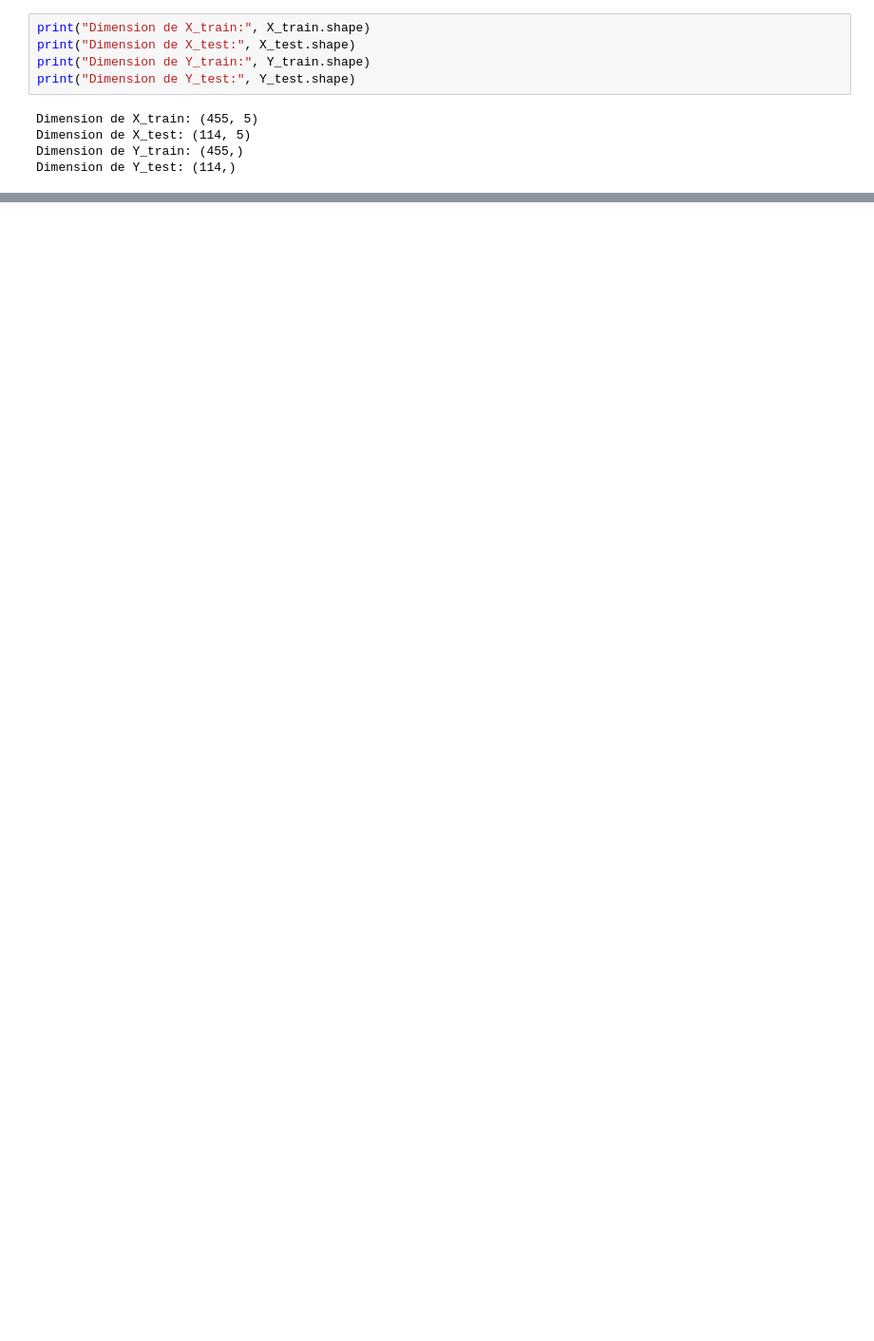
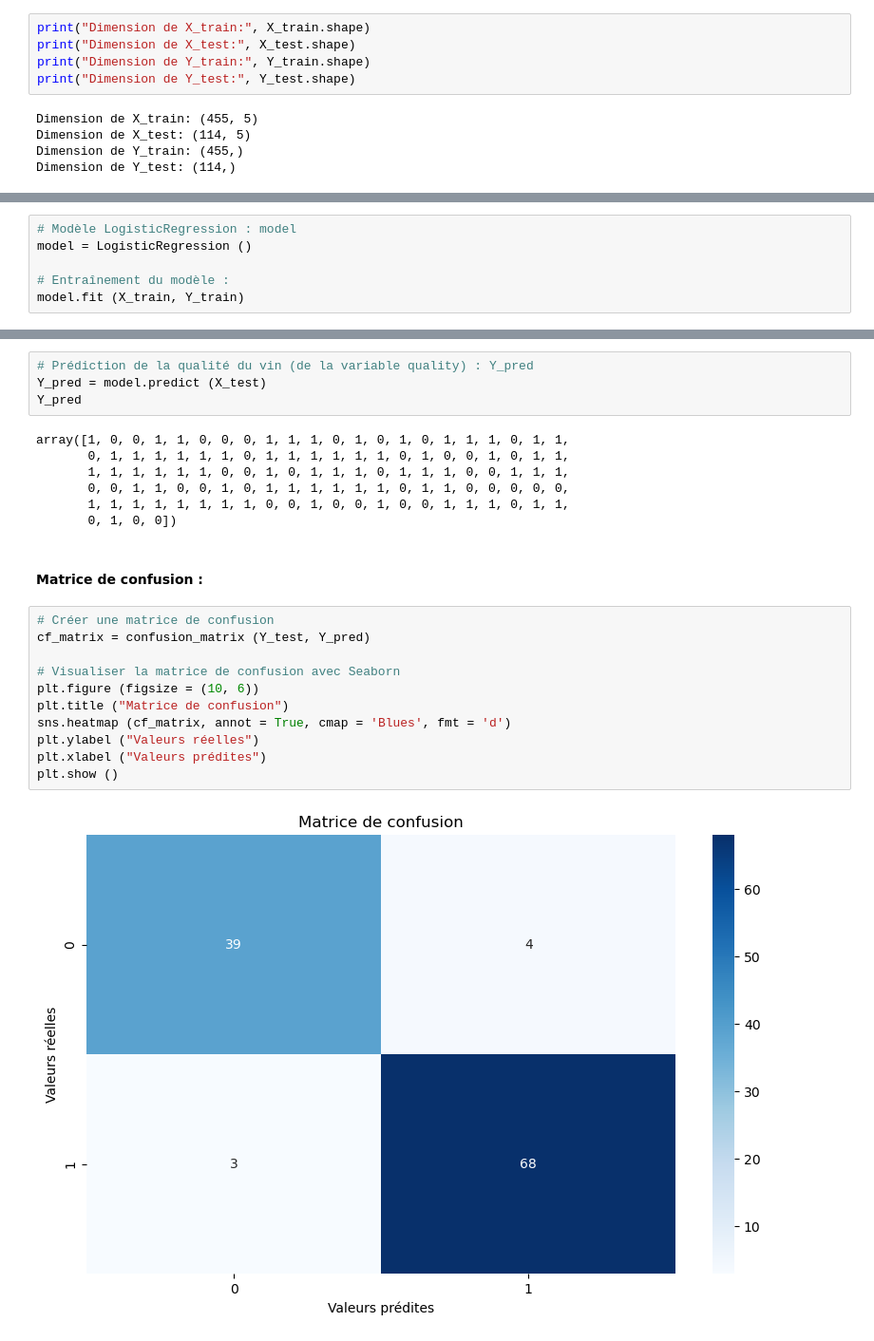
Before and after one commit to hmoustaphaousmane/breast-cancer-prediction, a Jupyter notebook: breast-cancer-prediction-notebook.ipynb, the cells around one changed output, grey strips where cells are left out. Shown at 95% size. Drawn from its saved outputs; the diff is of its cells as text; blank space fills up the shorter version.

Commit message:
Prediction and classification using LogisticRegression and KNN. Test the models on a new dataframe.

```diff
--- a/breast-cancer-prediction-notebook.ipynb
+++ b/breast-cancer-prediction-notebook.ipynb
@@ -157,0 +162,6 @@ Dimension de Y_test: (114,)
+# %%
+# Modèle LogisticRegression : model
+model = LogisticRegression ()
+
+# Entraînement du modèle :
+model.fit (X_train, Y_train)
@@ -157,0 +172,26 @@ Dimension de Y_test: (114,)
+# %%
+# Prédiction de la qualité du vin (de la variable quality) : Y_pred
+Y_pred = model.predict (X_test)
+Y_pred
+# %% [output]
+array([1, 0, 0, 1, 1, 0, 0, 0, 1, 1, 1, 0, 1, 0, 1, 0, 1, 1, 1, 0, 1, 1,
+       0, 1, 1, 1, 1, 1, 1, 0, 1, 1, 1, 1, 1, 1, 0, 1, 0, 0, 1, 0, 1, 1,
+       1, 1, 1, 1, 1, 1, 0, 0, 1, 0, 1, 1, 1, 0, 1, 1, 1, 0, 0, 1, 1, 1,
+       0, 0, 1, 1, 0, 0, 1, 0, 1, 1, 1, 1, 1, 1, 0, 1, 1, 0, 0, 0, 0, 0,
+       1, 1, 1, 1, 1, 1, 1, 1, 0, 0, 1, 0, 0, 1, 0, 0, 1, 1, 1, 0, 1, 1,
+       0, 1, 0, 0])
+# %% [markdown]
+#### Matrice de confusion :
+# %%
+# Créer une matrice de confusion
+cf_matrix = confusion_matrix (Y_test, Y_pred)
+
+# Visualiser la matrice de confusion avec Seaborn
+plt.figure (figsize = (10, 6))
+plt.title ("Matrice de confusion")
+sns.heatmap (cf_matrix, annot = True, cmap = 'Blues', fmt = 'd')
+plt.ylabel ("Valeurs réelles")
+plt.xlabel ("Valeurs prédites")
+plt.show ()
+# %% [output]
+[figure, added]
```
Also changed, not shown: parts of 25 cells of this notebook.
